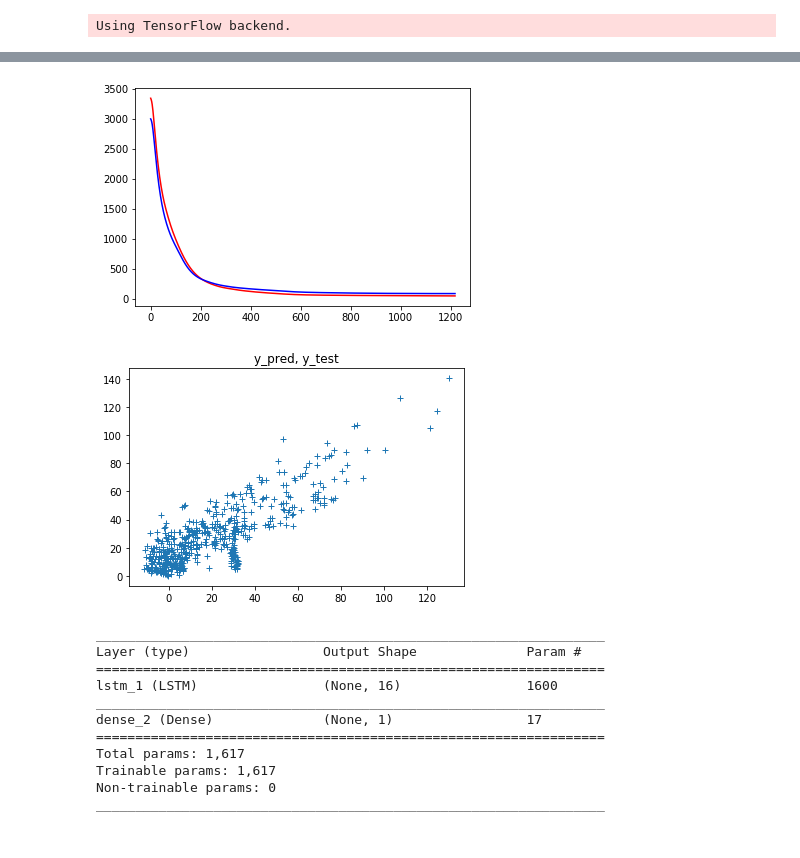
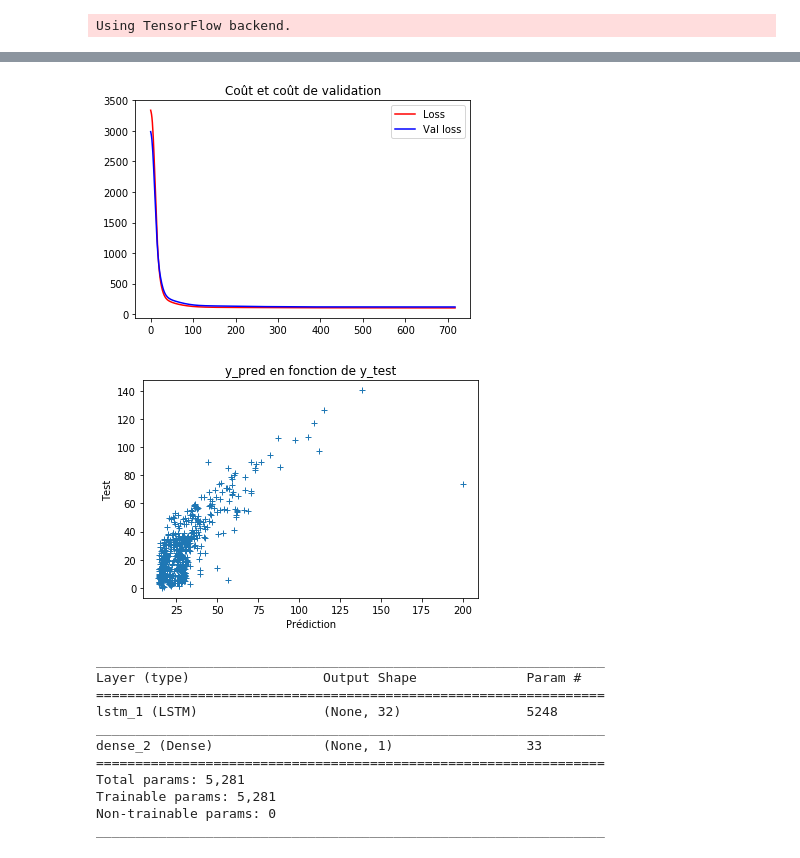
Before and after one commit to alexisdurieux/air_normand_pao, a Jupyter notebook: clean/no2/NO2_RNN.ipynb, the cells around one changed output, grey strips where cells are left out. Drawn from its saved outputs; the diff is of its cells as text; code cells hidden in the pictures.

Commit message:
lot of rnn tests

```diff
--- a/clean/no2/NO2_RNN.ipynb
+++ b/clean/no2/NO2_RNN.ipynb
@@ -48,7 +48,7 @@ from keras.callbacks import EarlyStopping
 
 def simple_rnn_model(nb_units, input_dim, loss='mean_squared_error', optimizer='adam'):
     model = Sequential()
-    model.add(SimpleRNN(nb_units, input_shape=input_dim))#input_dim=input_dim[1], input_length=input_dim[0], return_sequences=True))
+    model.add(SimpleRNN(nb_units, input_shape=input_dim, activation='relu'))#input_dim=input_dim[1], input_length=input_dim[0], return_sequences=True))
     model.add(Dense(1, kernel_initializer='normal'))
     model.compile(loss=loss, optimizer=optimizer)
     model.summary()
@@ -56,7 +56,7 @@ def simple_rnn_model(nb_units, input_dim, loss='mean_squared_error', optimizer='
 
 def lstm_model(nb_units, input_dim, loss='mean_squared_error', optimizer='adam'):
     model = Sequential()
-    model.add(LSTM(nb_units, input_shape=input_dim))#input_dim=input_dim[1], input_length=input_dim[0], return_sequences=True))
+    model.add(LSTM(nb_units, input_shape=input_dim, activation='relu'))#input_dim=input_dim[1], input_length=input_dim[0], return_sequences=True))
     model.add(Dense(1, kernel_initializer='normal'))
     model.compile(loss=loss, optimizer=optimizer)
     model.summary()
@@ -64,7 +64,7 @@ def lstm_model(nb_units, input_dim, loss='mean_squared_error', optimizer='adam')
 
 def gru_model(nb_units, input_dim, loss='mean_squared_error', optimizer='adam'):
     model = Sequential()
-    model.add(GRU(nb_units, input_shape=input_dim))#input_dim=input_dim[1], input_length=input_dim[0], return_sequences=True))
+    model.add(GRU(nb_units, input_shape=input_dim, activation='relu'))#input_dim=input_dim[1], input_length=input_dim[0], return_sequences=True))
     model.add(Dense(1, kernel_initializer='normal'))
     model.compile(loss=loss, optimizer=optimizer)
     model.summary()
@@ -72,5 +72,6 @@ def gru_model(nb_units, input_dim, loss='mean_squared_error', optimizer='adam'):
 # %% [output]
 Using TensorFlow backend.
 # %%
-model = simple_rnn_model(16, X_train.shape[1:])
+print(X_train.shape)
+model = simple_rnn_model(32, X_train.shape[1:])
 # %% [output]
@@ -109,28 +111,33 @@ Epoch 01218: early stopping
 # %%
 y_pred = model.predict(X_test)
-plt.plot(history.history['loss'], 'r-')
-plt.plot(history.history['val_loss'], 'b-')
+plt.title('Coût et coût de validation')
+line1,=plt.plot(history.history['loss'], label="Loss", linestyle='-', color='r')
+line2,=plt.plot(history.history['val_loss'], label="Val loss", linestyle='-', color='b')
+first_legend = plt.legend(handles=[line1, line2], loc=1)
+
 plt.show()
 
-plt.title('y_pred, y_test')
+plt.title('y_pred en fonction de y_test')
 
 plt.plot(y_pred[:], y_test[:], '+')
+plt.ylabel('Test')
+plt.xlabel('Prédiction')
 plt.show()
 # %% [output]
-[figure, old version]
+[figure, new version]
-[figure, old version]
+[figure, new version]
 # %%
-model = lstm_model(16, X_train.shape[1:])
+model = lstm_model(32, X_train.shape[1:])
 # %% [output]
 _________________________________________________________________
 Layer (type)                 Output Shape              Param #
 =================================================================
-lstm_1 (LSTM)                (None, 16)                1600
+lstm_1 (LSTM)                (None, 32)                5248
 _________________________________________________________________
-dense_2 (Dense)              (None, 1)                 17
+dense_2 (Dense)              (None, 1)                 33
 =================================================================
-Total params: 1,617
-Trainable params: 1,617
+Total params: 5,281
+Trainable params: 5,281
 Non-trainable params: 0
 _________________________________________________________________
 # %%
```
Also changed, not shown: parts of 7 cells of this notebook, 5 other files.
